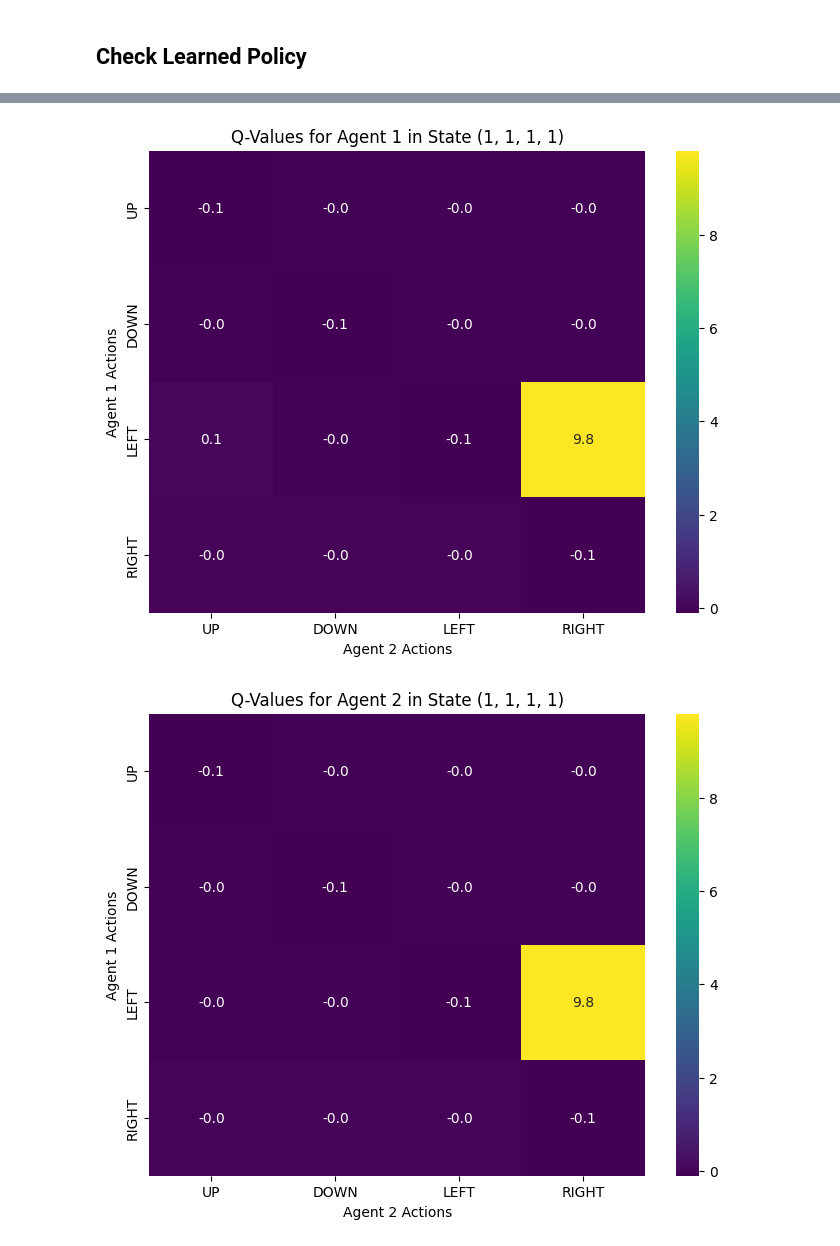
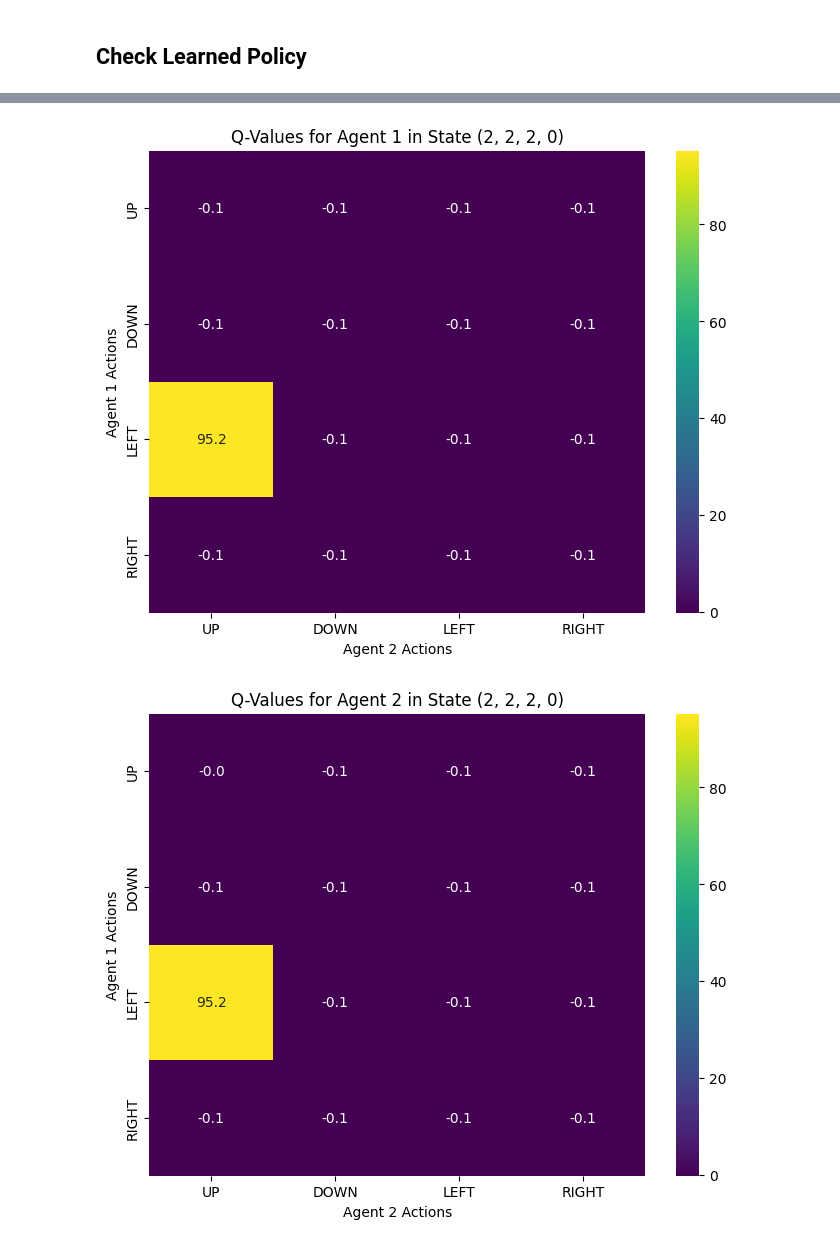
Before and after one commit to valeriacerciello/uzh-masters-project, a Jupyter notebook: Nash-Q-Learning.ipynb, the cells around one changed output, grey strips where cells are left out. Drawn from its saved outputs; the diff is of its cells as text; code cells hidden in the pictures.

```diff
--- a/Nash-Q-Learning.ipynb
+++ b/Nash-Q-Learning.ipynb
@@ -361,7 +499,7 @@ plot_exploration_decay(epsilon_decay)
 [figure]
 # %%
-plot_q_values(agent, agent_id=1, state=(1, 1, 1, 1))  # start state
-plot_q_values(agent, agent_id=2, state=(1, 1, 1, 1))
+plot_q_values(agent, agent_id=1, state=(2, 2, 2, 0))
+plot_q_values(agent, agent_id=2, state=(2, 2, 2, 0))
 # %% [output]
-[figure, old version]
+[figure, new version]
-[figure, old version]
+[figure, new version]
```
Also changed, not shown: parts of 10 cells of this notebook.
